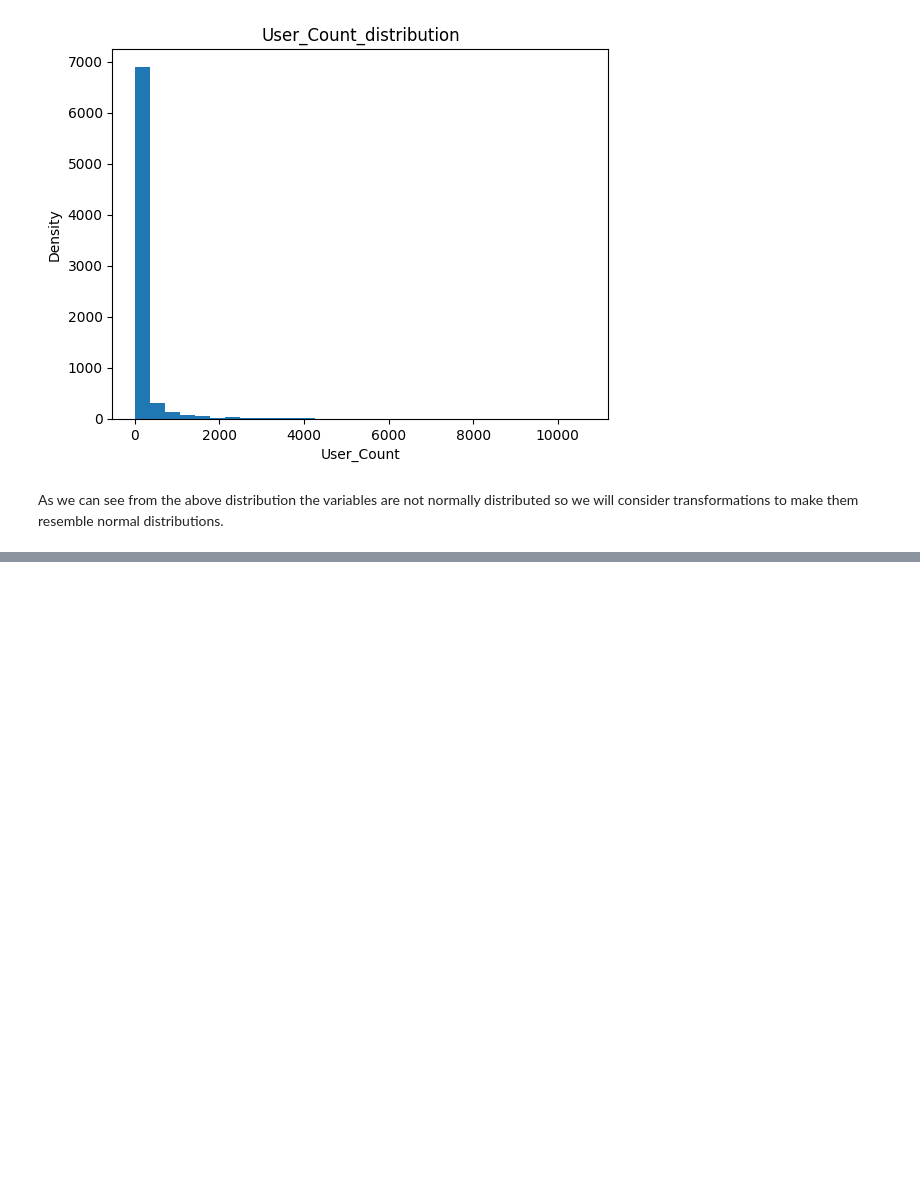
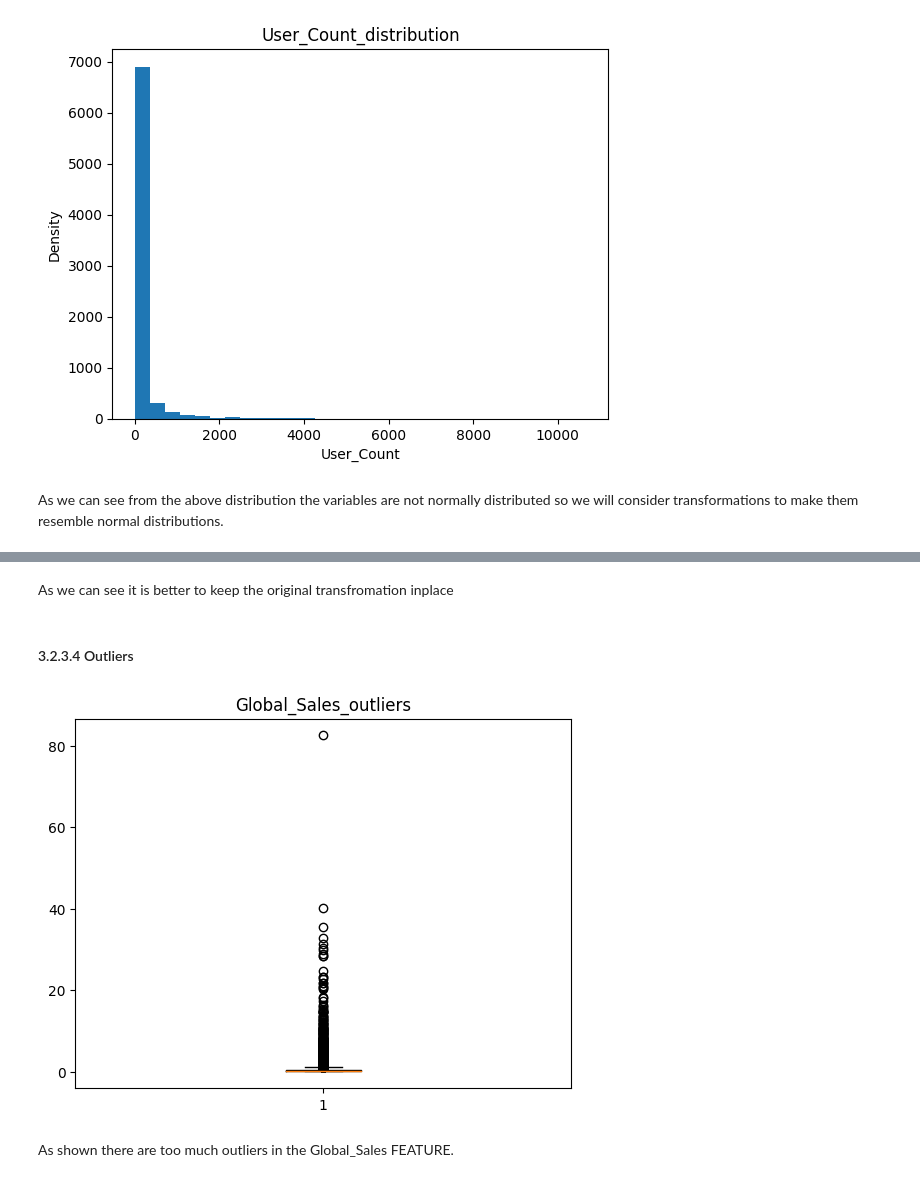
Before and after one commit to yordanossimegnew/Video_Game_Sales_Prediction, a Jupyter notebook: notebooks.ipynb/1. Data_Analysis.ipynb, the cells around one changed output, grey strips where cells are left out. Cells and saved outputs as stored; diff of their text form; code cells hidden in the pictures; blank space fills up the shorter version.

```diff
--- a/notebooks.ipynb/1. Data_Analysis.ipynb
+++ b/notebooks.ipynb/1. Data_Analysis.ipynb
@@ -573,0 +643,20 @@ IndentationError: unexpected indent (3439978084.py, line 2)
+# %% [markdown]
+As we can see it is better to keep the original transfromation inplace
+# %% [markdown]
+#### 3.2.3.4 Outliers
+# %%
+# let's see outliers in continous variables using box plot
+def analyze_outliers(data, var):
+    # first let's copy the dataframe
+    data = data.copy()
+    plt.boxplot(df[var], vert = True)
+    plt.title(f"{var}_outliers")
+    plt.savefig(f"C:\\Users\\yozil\\Desktop\\My projects\\11. Video_Game_Sales_Prediction\\reports\\Figures\\{var}_outliers.jpg")
+    plt.show()
+
+for var in cont_vars:
+    analyze_outliers(df,var)
+# %% [output]
+[figure, added]
+# %% [markdown]
+As shown there are too much outliers in the Global_Sales FEATURE.
```
Also changed, not shown: parts of 21 cells of this notebook.
